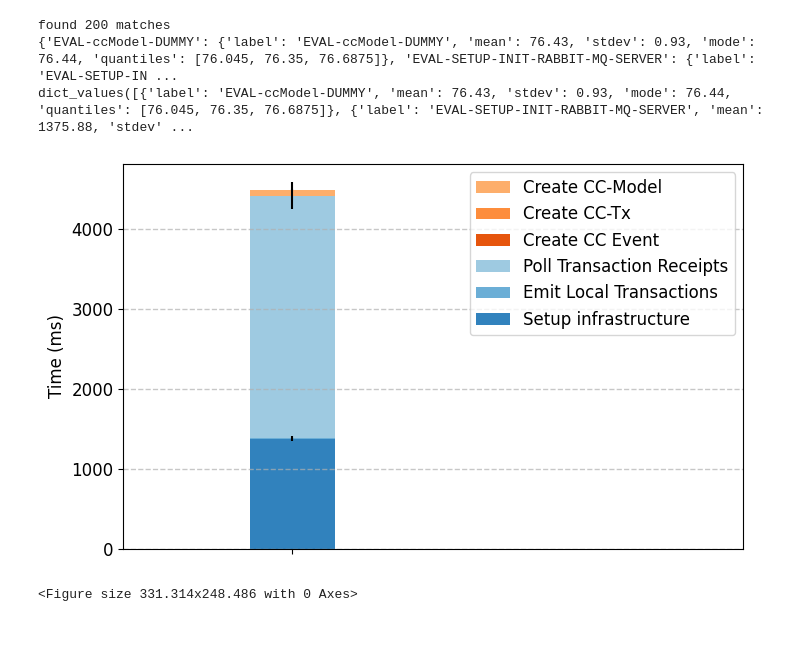
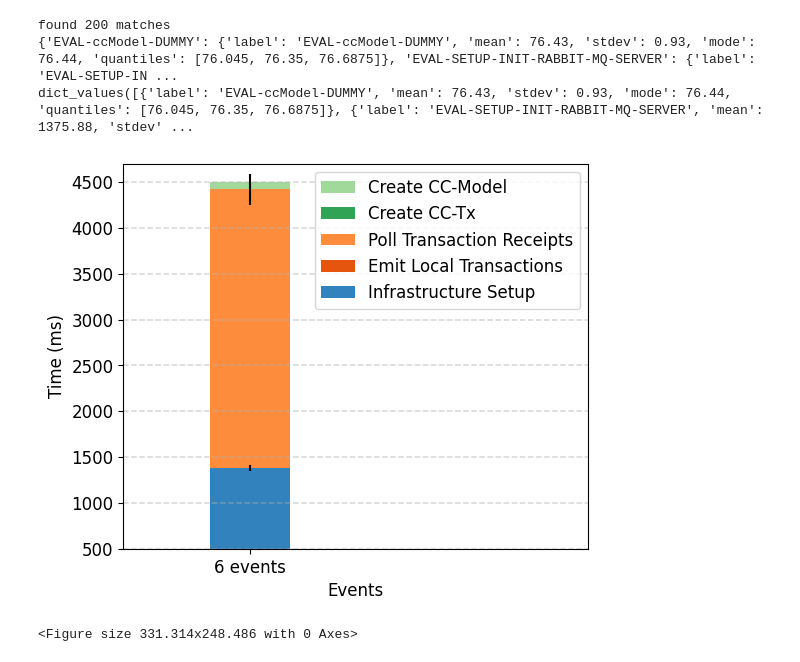
Before and after one commit to brunoffmateus/blockchain-integration-framework, a Jupyter notebook: packages/cactus-plugin-cc-tx-visualization/src/main/python/generate-plot-dummy.ipynb, the cells around one changed output. Drawn from its saved outputs; the diff is of its cells as text; code cells hidden in the pictures; blank space fills up the shorter version.

Commit message:
feat(cctxviz): update plots
Signed-off-by: Rafael Belchior <rafael.belchior@tecnico.ulisboa.pt>

```diff
--- a/packages/cactus-plugin-cc-tx-visualization/src/main/python/generate-plot-dummy.ipynb
+++ b/packages/cactus-plugin-cc-tx-visualization/src/main/python/generate-plot-dummy.ipynb
@@ -116,7 +116,7 @@ dict_values([{'label': 'EVAL-ccModel-DUMMY', 'mean': 76.43, 'stdev': 0.93, 'mode
 # %%
 mapper = {
     # - Initialize Infrastructure (RabbitMQ server, RabbitMQ client, Test ledgers, Connectors), + init cctxviz on test file
-    'EVAL-testFile-SETUP-INFRA': 'Setup infrastructure',
+    'EVAL-testFile-SETUP-INFRA': 'Infrastructure Setup',
 
     # send a rabbit mq message or call a modified connector
     'EVAL-testFile-SEND-MESSAGES': 'Emit Local Transactions',
@@ -143,11 +143,11 @@ mapper = {
 # %%
 plt.rcParams.update(plt.rcParamsDefault)
 
-width = 1.5 # the width# of the bars: can also be len(x) sequence
+width = 1.9 # the width# of the bars: can also be len(x) sequence
 #label = ["Baseline End-to-end CC-Model Generation"]
-label = [""]
+label = ["6 events"]
 plt.rcParams["font.size"] = "12"
-fig, ax = plt.subplots(figsize=[8, 5])
+fig, ax = plt.subplots(figsize=[6, 5])
 
 viridis = plt.cm.get_cmap('tab20c')
 #viridis.colors = viridis.colors[::-1]
@@ -162,10 +162,10 @@ phase_3 = reduced_metric_dict['EVAL-testFile-POLL']['mean']
 phase_3_stdev = reduced_metric_dict['EVAL-testFile-POLL']['stdev']
 phase_3_label = mapper['EVAL-testFile-POLL']
 
+# merged phases 4 and 5
 phase_4 = reduced_metric_dict['EVAL-plugin-cc-tx-visualization-RECEIPT2EVENT']['mean']
 phase_4_stdev = reduced_metric_dict['EVAL-plugin-cc-tx-visualization-RECEIPT2EVENT']['stdev']
 phase_4_label = mapper['EVAL-plugin-cc-tx-visualization-RECEIPT2EVENT']
-
 phase_5 = reduced_metric_dict['EVAL-testFile-AGGREGATE-CCTX']['mean']
 phase_5_stdev = reduced_metric_dict['EVAL-testFile-AGGREGATE-CCTX']['stdev']
 phase_5_label = mapper['EVAL-testFile-AGGREGATE-CCTX']
@@ -181,48 +181,66 @@ ax.bar(label, phase_1, width, yerr=phase_1_stdev,
 
 ax.bar(label, phase_2, width, yerr=phase_2_stdev,
            bottom=phase_1,
-           color=viridis.colors[1],
+           color=viridis.colors[4],
            label=mapper['EVAL-testFile-SEND-MESSAGES'])
 
 ax.bar(label, phase_3, width, yerr=phase_3_stdev,
            bottom=phase_1 + phase_2,
-           color=viridis.colors[2],
+           color=viridis.colors[5],
            label=phase_3_label)
 
-ax.bar(label, phase_4, width, yerr=phase_4_stdev,
+#ax.bar(label, phase_4, width, yerr=phase_4_stdev,
+#           bottom=phase_1 + phase_2 + phase_3,
+#           color=viridis.colors[4],
+#           label=phase_4_label)
+
+ax.bar(label, (phase_4 + phase_5), width, yerr=phase_4_stdev + phase_5_stdev,
            bottom=phase_1 + phase_2 + phase_3,
-           color=viridis.colors[4],
-           label=phase_4_label)
-
-ax.bar(label, phase_5, width, yerr=phase_5_stdev,
-           bottom=phase_1 + phase_2 + phase_3 + phase_4,
-           color=viridis.colors[5],
+           color=viridis.colors[8],
            label=phase_5_label)
 
 ax.bar(label, phase_6, width, yerr=phase_6_stdev,
            bottom=phase_1 + phase_2 + phase_3 + phase_4 + phase_5,
-           color=viridis.colors[6],
+           color=viridis.colors[10],
            label=phase_6_label)
 
 
-#plt.grid(linestyle='--', linewidth=1, axis='y', alpha=0.7)
 
+#ax.bar("nova", 1111, width, yerr=0,
+#            align="edge",
+#           bottom=None,
+##           color=viridis.colors[17],
+ #          label=mapper['EVAL-testFile-SETUP-INFRA'])
+
+customScale = np.array([500,1000,1500,2000,2500,3000,3500,4000])
 
 
 textwidth = 3.31314
 aspect_ratio = 6/8
 scale = 1.0
 width = textwidth * scale
 height = width * aspect_ratio
+data = np.asarray([['7 Jan.',  1],
+                   ['14 Jan.', 2],
+                   ['21 Jan.', 3]])
+
 
 ax.set_ylabel('Time (ms)')
+ax.set_xlabel('Events')
+
 ax.set_xlim(-3, 8)
+ax.set_ylim(500,4700)
 handles, labels = ax.get_legend_handles_labels()
 ax.legend(handles[::-1], labels[::-1], loc='upper right')
 #ax.set_title('Implementation performance depending on Access Control Policies')
-ax.grid(linestyle='--', linewidth=1, axis='y', alpha=0.7)
+ax.grid(linestyle='--', linewidth=1.1, axis='y', alpha=0.5)
+
+
+
+
 fig.savefig('../test-results/plots/dummy-baseline.pdf', dpi=300)
+fig.savefig('../test-results/plots/dummy-baseline.png', dpi=300)
 fig = plt.figure(figsize=(width, height))
 # %% [output]
-[figure, old version]
+[figure, new version]
 <Figure size 331.314x248.486 with 0 Axes>
```
Also changed, not shown: parts of 1 cell of this notebook, 2 other files.
